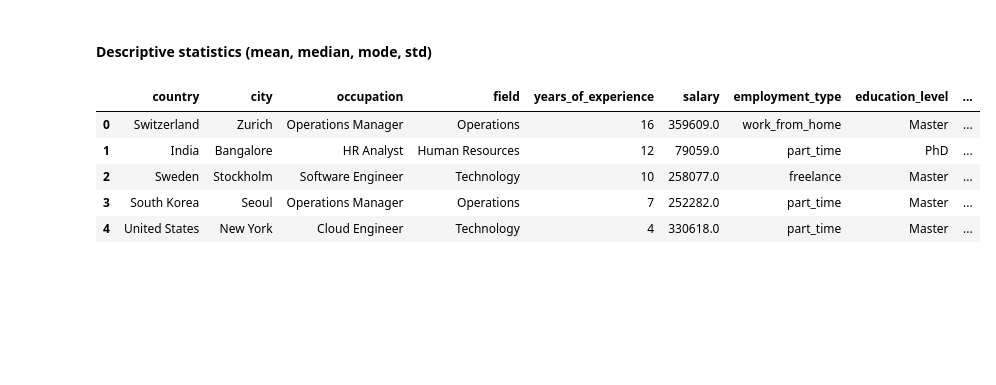
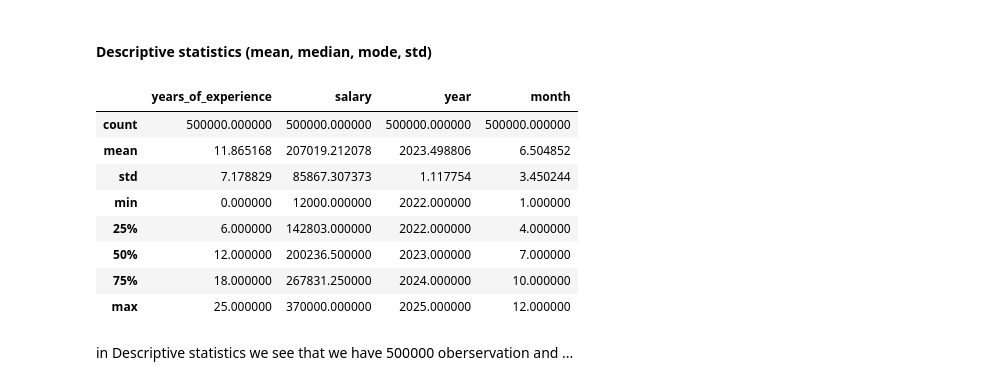
Before and after one commit to KaraniAbdellah/Job_Market, a Jupyter notebook: eda.ipynb, the cells around one changed output. Drawn from its saved outputs; the diff is of its cells as text; code cells hidden in the pictures; blank space fills up the shorter version.

Commit message:
feat: start Descriptive statistics

```diff
--- a/eda.ipynb
+++ b/eda.ipynb
@@ -164,11 +164,16 @@ pivot_df.plot(kind="bar", figsize=(12, 10))
 #### Descriptive statistics (mean, median, mode, std)
 # %%
 # Descriptive statistics (mean, median, mode, std)
-c_df.head()
+c_df.describe()
 # %% [output]
-|  | country | city | occupation | field | years_of_experience | salary | employment_type | education_level | ... |
-| 0 | Switzerland | Zurich | Operations Manager | Operations | 16 | 359609.0 | work_from_home | Master | ... |
-| 1 | India | Bangalore | HR Analyst | Human Resources | 12 | 79059.0 | part_time | PhD | ... |
-| 2 | Sweden | Stockholm | Software Engineer | Technology | 10 | 258077.0 | freelance | Master | ... |
-| 3 | South Korea | Seoul | Operations Manager | Operations | 7 | 252282.0 | part_time | Master | ... |
-| 4 | United States | New York | Cloud Engineer | Technology | 4 | 330618.0 | part_time | Master | ... |
+|  | years_of_experience | salary | year | month |
+| count | 500000.000000 | 500000.000000 | 500000.000000 | 500000.000000 |
+| mean | 11.865168 | 207019.212078 | 2023.498806 | 6.504852 |
+| std | 7.178829 | 85867.307373 | 1.117754 | 3.450244 |
+| min | 0.000000 | 12000.000000 | 2022.000000 | 1.000000 |
+| 25% | 6.000000 | 142803.000000 | 2022.000000 | 4.000000 |
+| 50% | 12.000000 | 200236.500000 | 2023.000000 | 7.000000 |
+| 75% | 18.000000 | 267831.250000 | 2024.000000 | 10.000000 |
+| max | 25.000000 | 370000.000000 | 2025.000000 | 12.000000 |
+# %% [markdown]
+in Descriptive statistics we see that we have 500000 oberservation and ...
```
